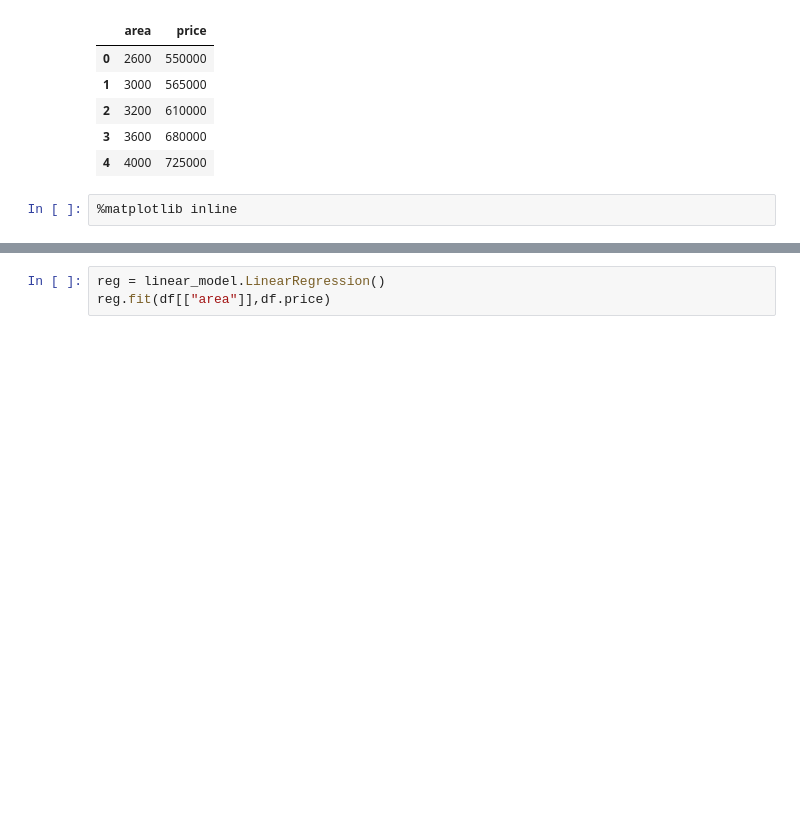
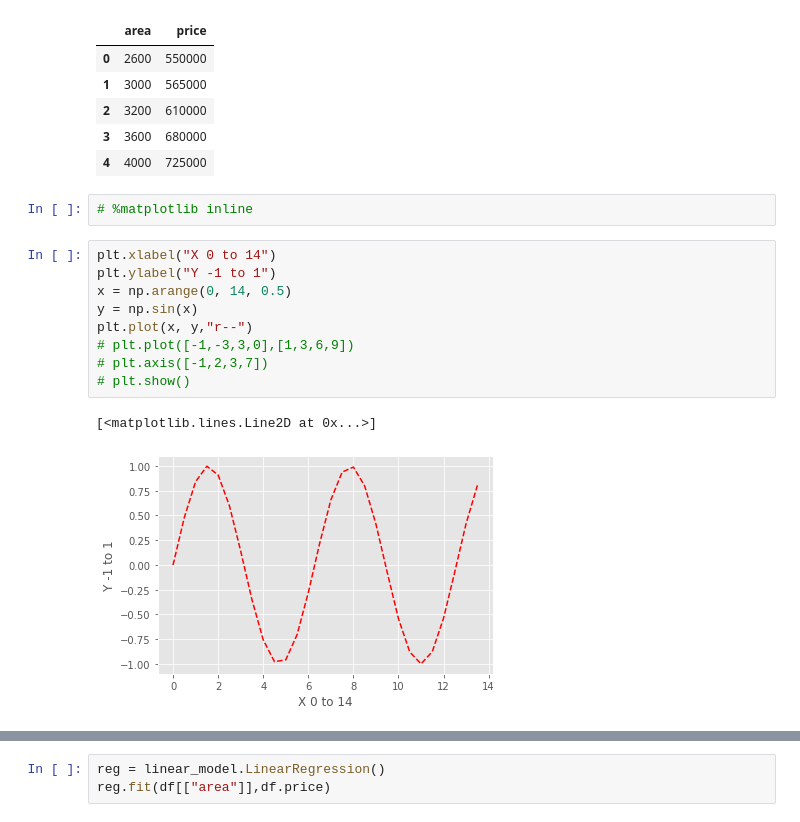
Before and after one commit to gopalkatariya44/MLAI, a Jupyter notebook: LinearRegression/Untitled.ipynb, the cells around one changed output, grey strips where cells are left out. Cells and saved outputs as stored; diff of their text form; blank space fills up the shorter version.

```diff
--- a/LinearRegression/Untitled.ipynb
+++ b/LinearRegression/Untitled.ipynb
@@ -15,7 +15,19 @@ df
 | 3 | 3600 | 680000 |
 | 4 | 4000 | 725000 |
 # %%
-%matplotlib inline
+# %matplotlib inline
+# %%
+plt.xlabel("X 0 to 14")
+plt.ylabel("Y -1 to 1")
+x = np.arange(0, 14, 0.5)
+y = np.sin(x)
+plt.plot(x, y,"r--")
+# plt.plot([-1,-3,3,0],[1,3,6,9])
+# plt.axis([-1,2,3,7])
+# plt.show()
+# %% [output]
+[<matplotlib.lines.Line2D at 0x...>]
+[figure, added]
 # %%
 plt.xlabel("Area")
 plt.ylabel("Price")
```
Also changed, not shown: parts of 2 cells of this notebook, 19 other files.
